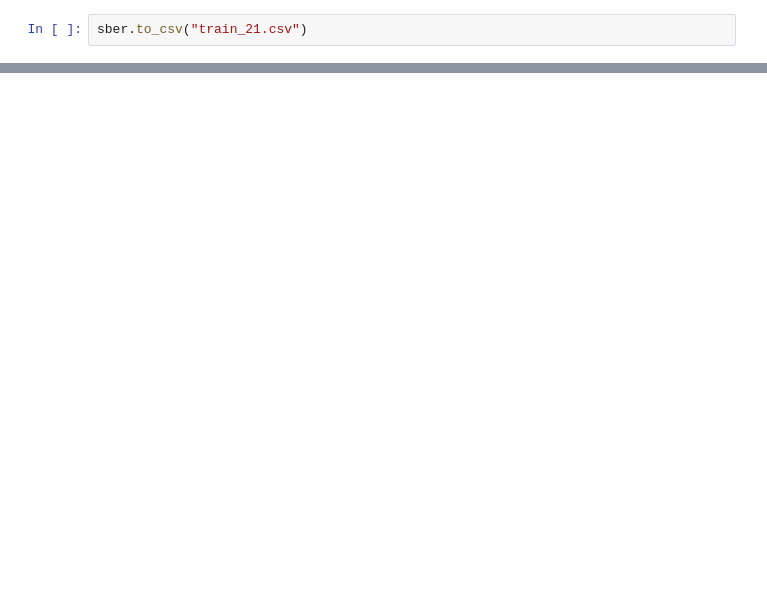
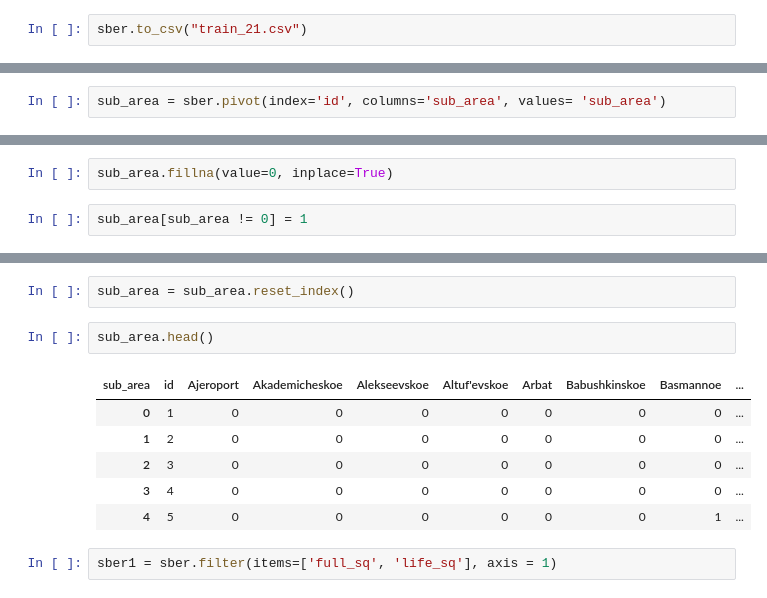
Before and after one commit to kronos455/ideal-octo-robot, a Jupyter notebook: Sberbank.ipynb, the cells around one changed output, grey strips where cells are left out. Saved outputs shown, nothing was run; the diff lists cells and outputs as text; blank space fills up the shorter version.

```diff
--- a/Sberbank.ipynb
+++ b/Sberbank.ipynb
@@ -137,0 +150,2 @@ sber.describe()
+# %%
+sub_area = sber.pivot(index='id', columns='sub_area', values= 'sub_area')
@@ -137,0 +172,4 @@ sber.describe()
+# %%
+sub_area.fillna(value=0, inplace=True)
+# %%
+sub_area[sub_area != 0] = 1
@@ -137,0 +263,13 @@ sber.describe()
+# %%
+sub_area = sub_area.reset_index()
+# %%
+sub_area.head()
+# %% [output]
+| sub_area | id | Ajeroport | Akademicheskoe | Alekseevskoe | Altuf'evskoe | Arbat | Babushkinskoe | Basmannoe | ... |
+| 0 | 1 | 0 | 0 | 0 | 0 | 0 | 0 | 0 | ... |
+| 1 | 2 | 0 | 0 | 0 | 0 | 0 | 0 | 0 | ... |
+| 2 | 3 | 0 | 0 | 0 | 0 | 0 | 0 | 0 | ... |
+| 3 | 4 | 0 | 0 | 0 | 0 | 0 | 0 | 0 | ... |
+| 4 | 5 | 0 | 0 | 0 | 0 | 0 | 0 | 1 | ... |
+# %%
+sber1 = sber.filter(items=['full_sq', 'life_sq'], axis = 1)
```
Also changed, not shown: parts of 33 cells of this notebook, 6 other files.
